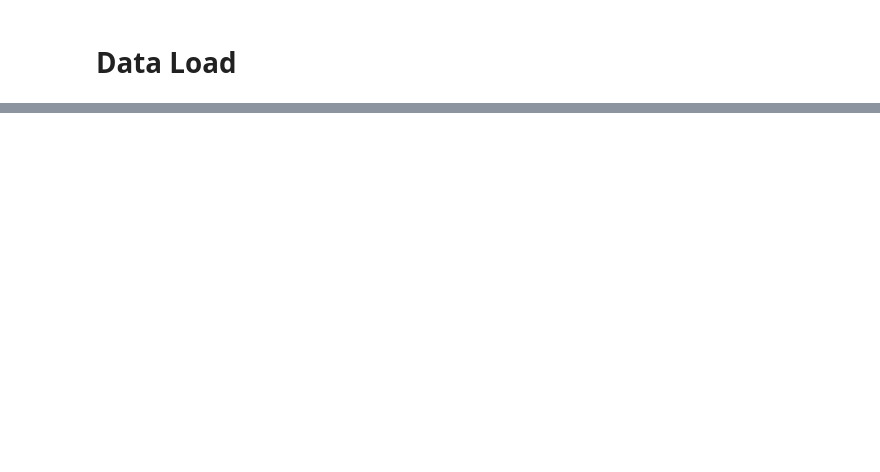
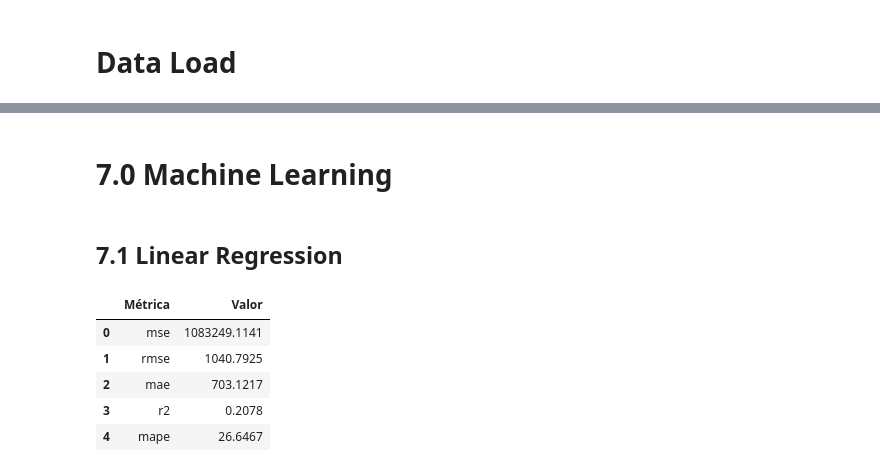
Before and after one commit to Thalesh7991/delivery_fast, a Jupyter notebook: notebooks/Ciclo 0.ipynb, the cells around one changed output, grey strips where cells are left out. Drawn from its saved outputs; the diff is of its cells as text; code cells hidden in the pictures; blank space fills up the shorter version.

```diff
--- a/notebooks/Ciclo 0.ipynb
+++ b/notebooks/Ciclo 0.ipynb
@@ -40,0 +193,2 @@ df
+# %%
+le = LabelEncoder()
@@ -40,0 +197,11 @@ df
+# %%
+all_categories = set(X_train['store_primary_category']).union(set(X_valid['store_primary_category']))
+le.fit(list(all_categories))
+# Dados de Treino
+X_train['store_primary_category'] = le.transform(X_train['store_primary_category'])
+# %%
+default_label = 'desconhecido'
+X_valid['store_primary_category'] = X_valid['store_primary_category'].replace(to_replace={cat: default_label for cat in all_categories.difference(X_valid['store_primary_category'])})
+
+# Aplicar o LabelEncoder para transformar as categorias
+X_valid['store_primary_category'] = le.transform(X_valid['store_primary_category'])
@@ -40,0 +224,27 @@ df
+# %% [markdown]
+# 7.0 Machine Learning
+# %% [markdown]
+## 7.1 Linear Regression
+# %%
+from sklearn.linear_model import LinearRegression
+
+#model definition
+lr_model = LinearRegression()
+
+# model train
+lr_model.fit(X_train, y_train)
+
+# model predict
+y_pred_lr = lr_model.predict(X_valid)
+
+# Model Evaluation
+df_result_lr = regression_metrics(y_valid, y_pred_lr)
+# %%
+df_result_lr
+# %% [output]
+|  | Métrica | Valor |
+| 0 | mse | 1083249.1141 |
+| 1 | rmse | 1040.7925 |
+| 2 | mae | 703.1217 |
+| 3 | r2 | 0.2078 |
+| 4 | mape | 26.6467 |
```
Also changed, not shown: parts of 49 cells of this notebook.
